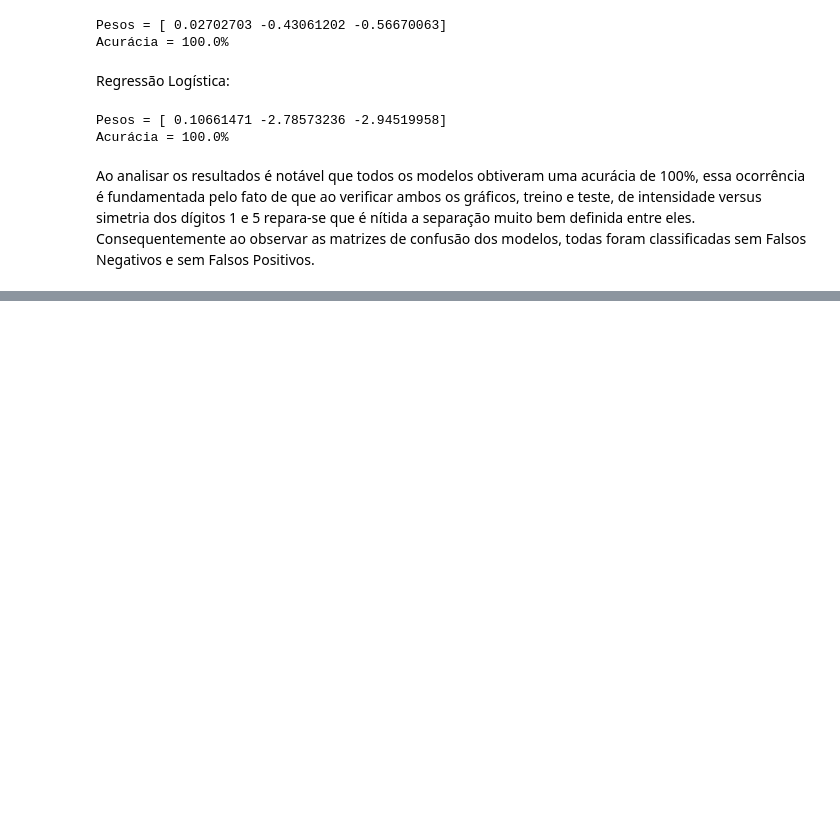
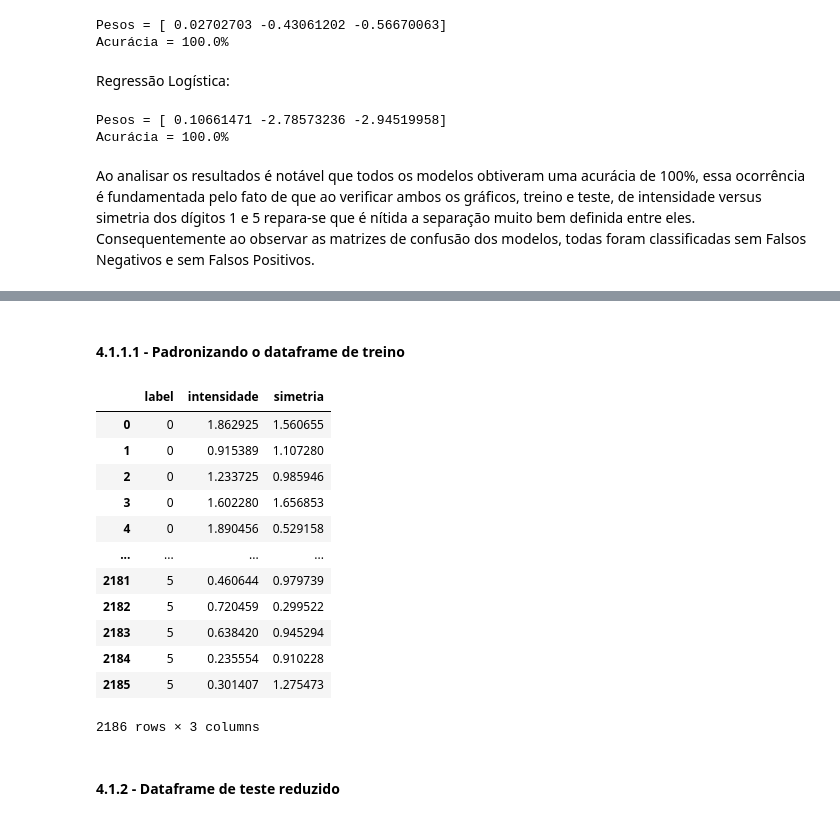
Before and after one commit to gustavojohan/projeto-digitos-am, a Jupyter notebook: Untitled.ipynb, the cells around one changed output, grey strips where cells are left out. Drawn from its saved outputs; the diff is of its cells as text; code cells hidden in the pictures; blank space fills up the shorter version.

```diff
--- a/Untitled.ipynb
+++ b/Untitled.ipynb
@@ -523,0 +550,25 @@ Ao analisar os resultados é notável que todos os modelos obtiveram uma acurác
+# %% [markdown]
+#### 4.1.1.1 - Padronizando o dataframe de treino
+# %%
+colunas = ['intensidade', 'simetria']
+medias, desvios = calc_media_desvio(df_train_redu, colunas)
+
+# OvA de One vs All
+df_train_redu_OvA = padroniza_dados(df_train_redu, colunas, medias, desvios)
+df_train_redu_OvA
+# %% [output]
+|  | label | intensidade | simetria |
+| 0 | 0 | 1.862925 | 1.560655 |
+| 1 | 0 | 0.915389 | 1.107280 |
+| 2 | 0 | 1.233725 | 0.985946 |
+| 3 | 0 | 1.602280 | 1.656853 |
+| 4 | 0 | 1.890456 | 0.529158 |
+| ... | ... | ... | ... |
+| 2181 | 5 | 0.460644 | 0.979739 |
+| 2182 | 5 | 0.720459 | 0.299522 |
+| 2183 | 5 | 0.638420 | 0.945294 |
+| 2184 | 5 | 0.235554 | 0.910228 |
+| 2185 | 5 | 0.301407 | 1.275473 |
+2186 rows × 3 columns
+# %% [markdown]
+#### 4.1.2 - Dataframe de teste reduzido
```
Also changed, not shown: parts of 25 cells of this notebook, 1 other file.
